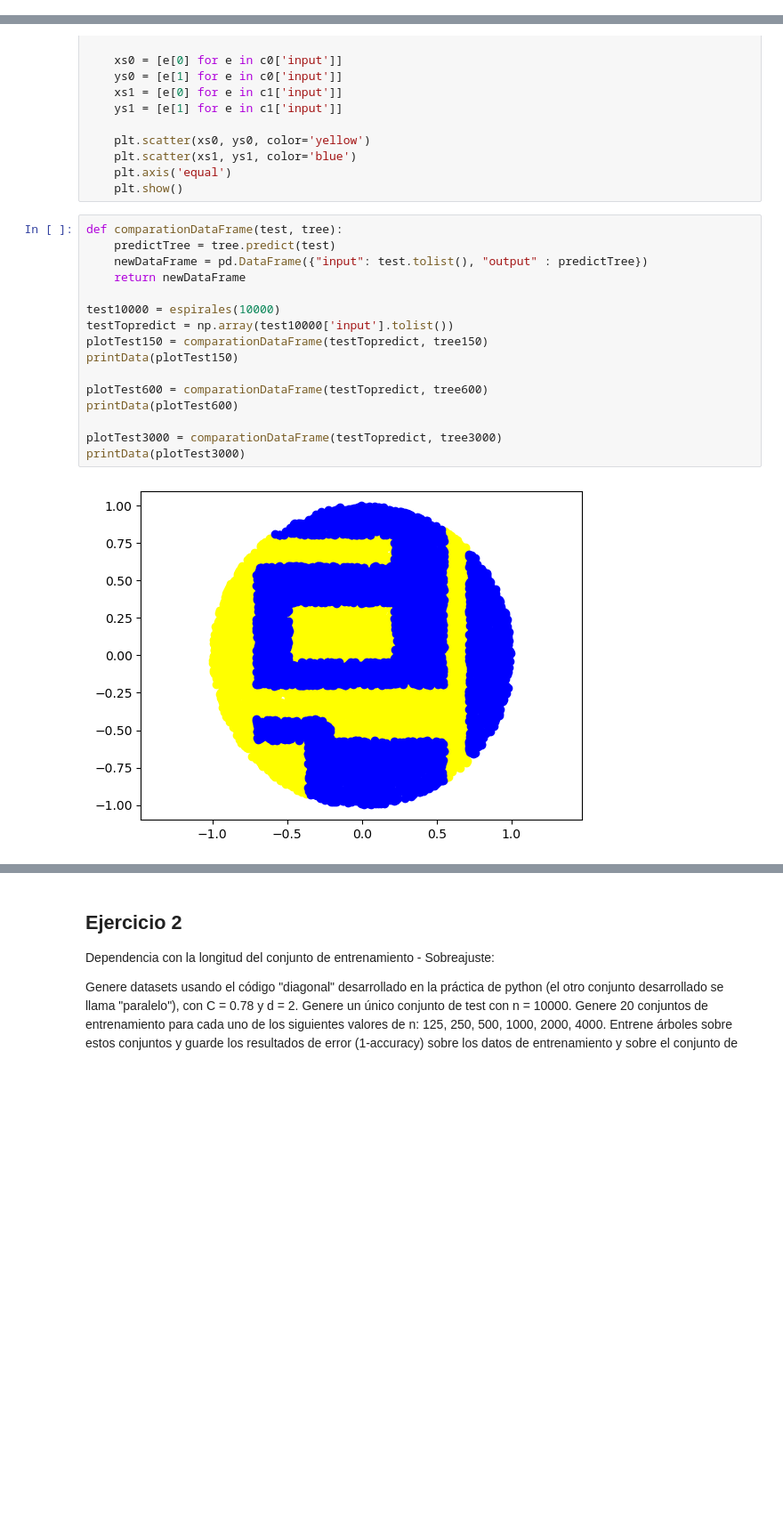
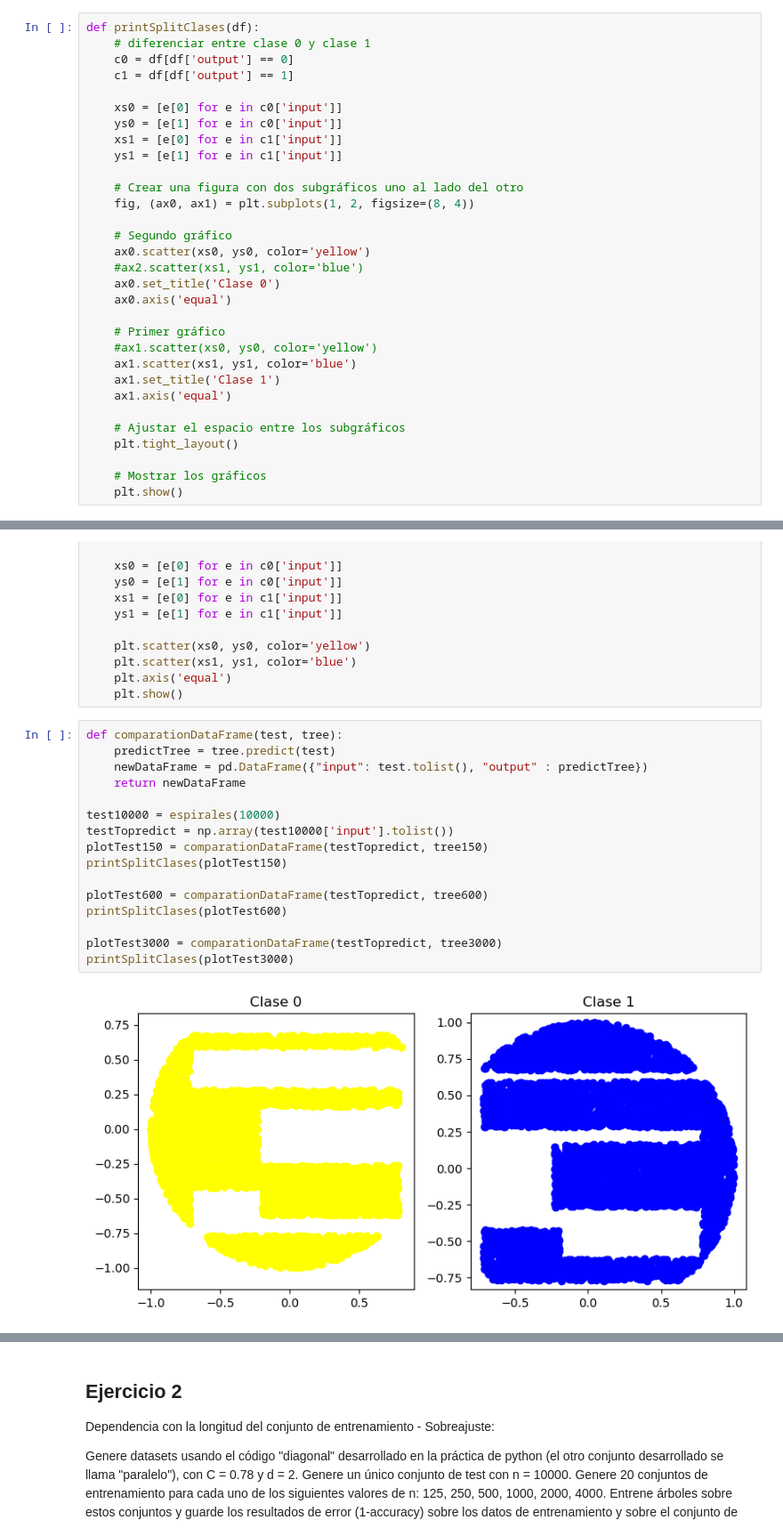
Before and after one commit to Martin-Binner/IA, a Jupyter notebook: ML/IIA24_ML_Generacion.ipynb, the cells around one changed output, grey strips where cells are left out. Shown at 89% size. Saved outputs shown, nothing was run; the diff lists cells and outputs as text; blank space fills up the shorter version.

```diff
--- a/ML/IIA24_ML_Generacion.ipynb
+++ b/ML/IIA24_ML_Generacion.ipynb
@@ -263,3 +292,34 @@ _, tree3000 = toTreeClassifier(sets[2])
+# %%
+def printSplitClases(df):
+    # diferenciar entre clase 0 y clase 1
+    c0 = df[df['output'] == 0]
+    c1 = df[df['output'] == 1]
+
+    xs0 = [e[0] for e in c0['input']]
+    ys0 = [e[1] for e in c0['input']]
+    xs1 = [e[0] for e in c1['input']]
+    ys1 = [e[1] for e in c1['input']]
+
+    # Crear una figura con dos subgráficos uno al lado del otro
+    fig, (ax0, ax1) = plt.subplots(1, 2, figsize=(8, 4))
+
+    # Segundo gráfico
+    ax0.scatter(xs0, ys0, color='yellow')
+    #ax2.scatter(xs1, ys1, color='blue')
+    ax0.set_title('Clase 0')
+    ax0.axis('equal')
+
+    # Primer gráfico
+    #ax1.scatter(xs0, ys0, color='yellow')
+    ax1.scatter(xs1, ys1, color='blue')
+    ax1.set_title('Clase 1')
+    ax1.axis('equal')
+
+    # Ajustar el espacio entre los subgráficos
+    plt.tight_layout()
+
+    # Mostrar los gráficos
+    plt.show()
 # %%
 def printData(diag_df):
     # diferenciar entre clase 0 y clase 1
@@ -278,18 +338,18 @@ def printData(diag_df):
 # %%
 def comparationDataFrame(test, tree):
     predictTree = tree.predict(test)
     newDataFrame = pd.DataFrame({"input": test.tolist(), "output" : predictTree})
     return newDataFrame
 
 test10000 = espirales(10000)
 testTopredict = np.array(test10000['input'].tolist())
 plotTest150 = comparationDataFrame(testTopredict, tree150)
-printData(plotTest150)
+printSplitClases(plotTest150)
 
 plotTest600 = comparationDataFrame(testTopredict, tree600)
-printData(plotTest600)
+printSplitClases(plotTest600)
 
 plotTest3000 = comparationDataFrame(testTopredict, tree3000)
-printData(plotTest3000)
+printSplitClases(plotTest3000)
 # %% [output]
-[figure, old version]
+[figure, new version]
```
Also changed, not shown: parts of 14 cells of this notebook.
